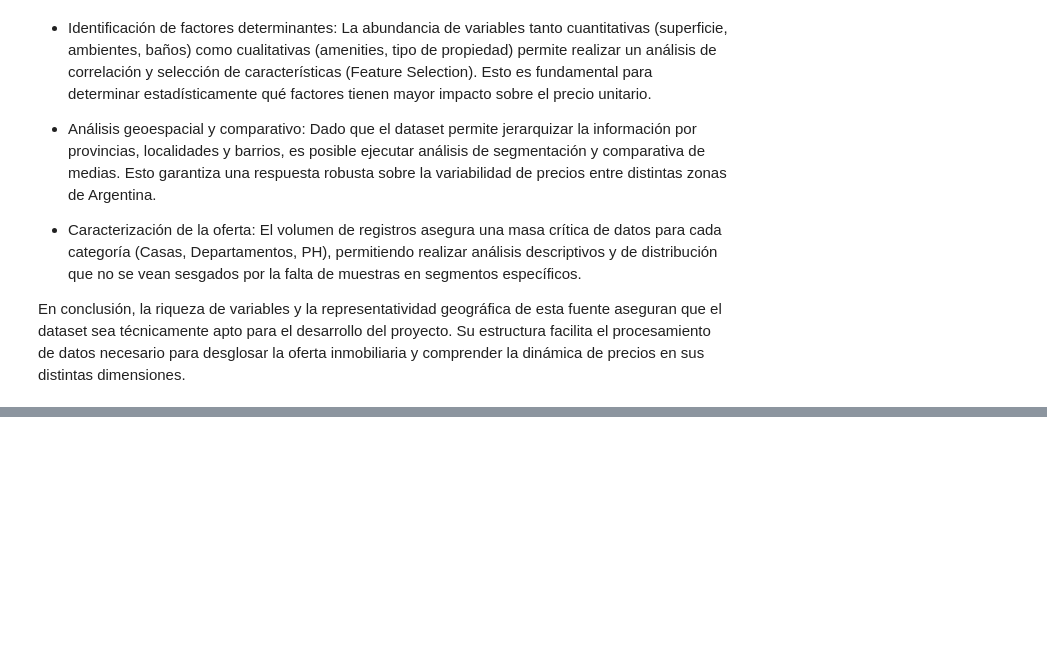
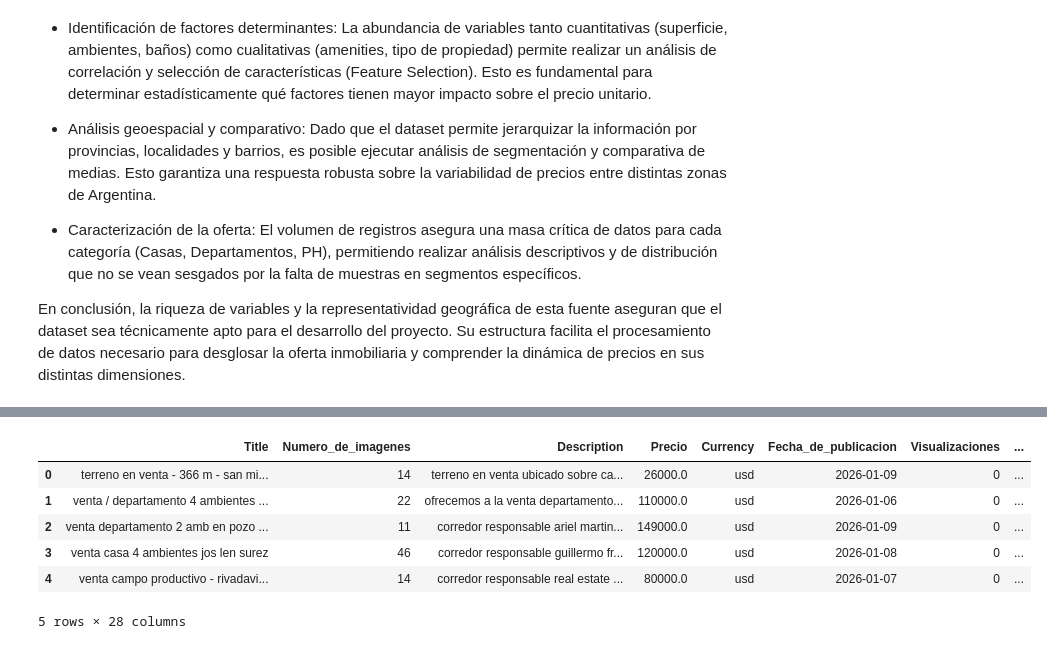
Before and after one commit to GomezMorales/TP_INTEGRADOR_CIENCIAS_DE_DATOS, a Jupyter notebook: TP_integrador_Ciencias_de_datos.ipynb, the cells around one changed output, grey strips where cells are left out. Cells and saved outputs as stored; diff of their text form; code cells hidden in the pictures; blank space fills up the shorter version.

```diff
--- a/TP_integrador_Ciencias_de_datos.ipynb
+++ b/TP_integrador_Ciencias_de_datos.ipynb
@@ -255,0 +286,2 @@ esta fuente aseguran que el dataset sea técnicamente apto para el desarrollo de
+# %%
+df_clean = df.copy()
@@ -255,0 +369,17 @@ esta fuente aseguran que el dataset sea técnicamente apto para el desarrollo de
+# %%
+def cast_to_string(df:pd.DataFrame,
+                   columns_exception:list=[]) -> pd.DataFrame:
+  """Realizo el casteo de las columnas tipo Object a string, de esta forma se
+   mantiene la consistencia de los <NA> a lo largo de las columnas.
+   Con el parámetro "columns_exception" podemos saltear el casteo  de una o
+   varias columnas a string por motivos de conveniencia."""
+
+  for col in df.columns:
+      if (df[col].dtype == 'object') and (col not in columns_exception):
+          df[col] = df[col].astype("string")
+
+  return df
+
+columns_exception = ['Fecha_de_publicacion']
+df_clean = cast_to_string(df_clean,columns_exception=columns_exception)
+print("Casteo a string finalizado.")
@@ -255,0 +525,10 @@ esta fuente aseguran que el dataset sea técnicamente apto para el desarrollo de
+# %%
+"""
+Justificación:
+  Se opta por eliminación del registro a aquellos donde el precio no este definido, ya que esta es una de las variables mas importantes del dataset y la muestra que cumple esta condición es pequeña.
+"""
+
+initial_rows = df_clean.shape[0]
+df_clean.dropna(subset=['Precio'], inplace=True)
+removed_rows = initial_rows - df_clean.shape[0]
+print(f"Se eliminaron {removed_rows} registros donde 'Precio' era NA. El DataFrame ahora tiene {df_clean.shape[0]} filas.")
@@ -255,0 +615,12 @@ esta fuente aseguran que el dataset sea técnicamente apto para el desarrollo de
+# %%
+# Crear la columna indicadora 'Visualizaciones_fue_NA' antes de imputar
+df_clean['Visualizaciones_fue_NA'] = df_clean['Visualizaciones'].isna()
+
+# Imputar los valores NA en 'Visualizaciones' con 0
+initial_na_visualizaciones = df_clean['Visualizaciones'].isna().sum()
+df_clean['Visualizaciones'] = df_clean['Visualizaciones'].fillna(0)
+
+print(f"Se imputaron {initial_na_visualizaciones} valores NA en 'Visualizaciones' con 0.")
+print(f"Se creó la columna 'Visualizaciones_fue_NA' para indicar los registros originalmente nulos.")
+print(f"Valores NA restantes en 'Visualizaciones': {df_clean['Visualizaciones'].isna().sum()}")
+display(df_clean[['Visualizaciones', 'Visualizaciones_fue_NA']].head())
@@ -255,0 +665,10 @@ esta fuente aseguran que el dataset sea técnicamente apto para el desarrollo de
+# %%
+df_clean.head(5)
+# %% [output]
+|  | Title | Numero_de_imagenes | Description | Precio | Currency | Fecha_de_publicacion | Visualizaciones | ... |
+| 0 | terreno en venta - 366 m - san mi... | 14 | terreno en venta ubicado sobre ca... | 26000.0 | usd | 2026-01-09 | 0 | ... |
+| 1 | venta / departamento 4 ambientes ... | 22 | ofrecemos a la venta departamento... | 110000.0 | usd | 2026-01-06 | 0 | ... |
+| 2 | venta departamento 2 amb en pozo ... | 11 | corredor responsable ariel martin... | 149000.0 | usd | 2026-01-09 | 0 | ... |
+| 3 | venta casa 4 ambientes jos len surez | 46 | corredor responsable guillermo fr... | 120000.0 | usd | 2026-01-08 | 0 | ... |
+| 4 | venta campo productivo - rivadavi... | 14 | corredor responsable real estate ... | 80000.0 | usd | 2026-01-07 | 0 | ... |
+5 rows × 28 columns
```
Also changed, not shown: parts of 34 cells of this notebook.
